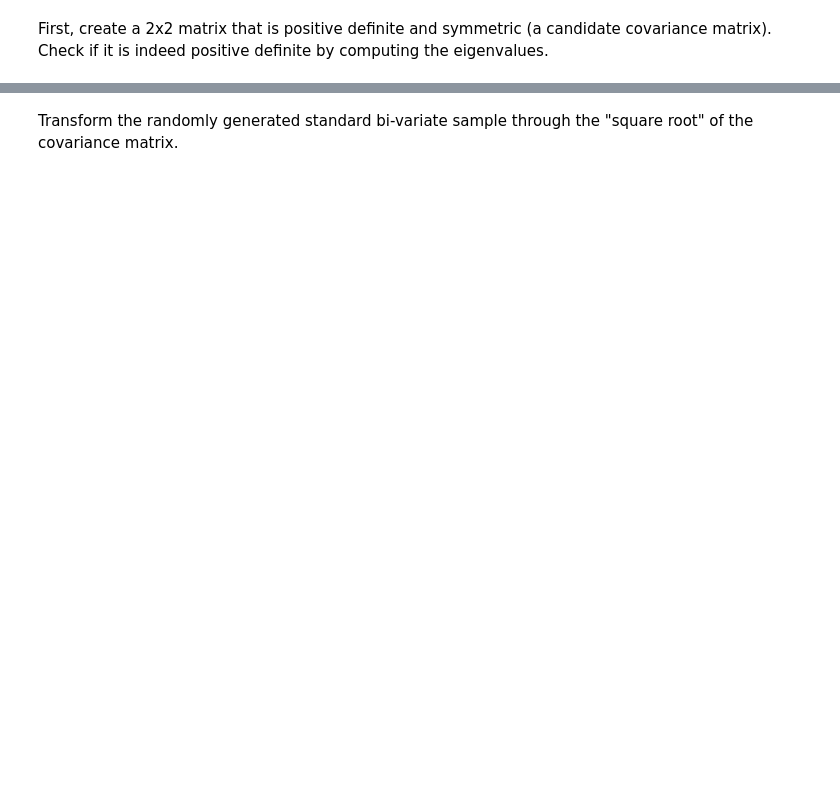
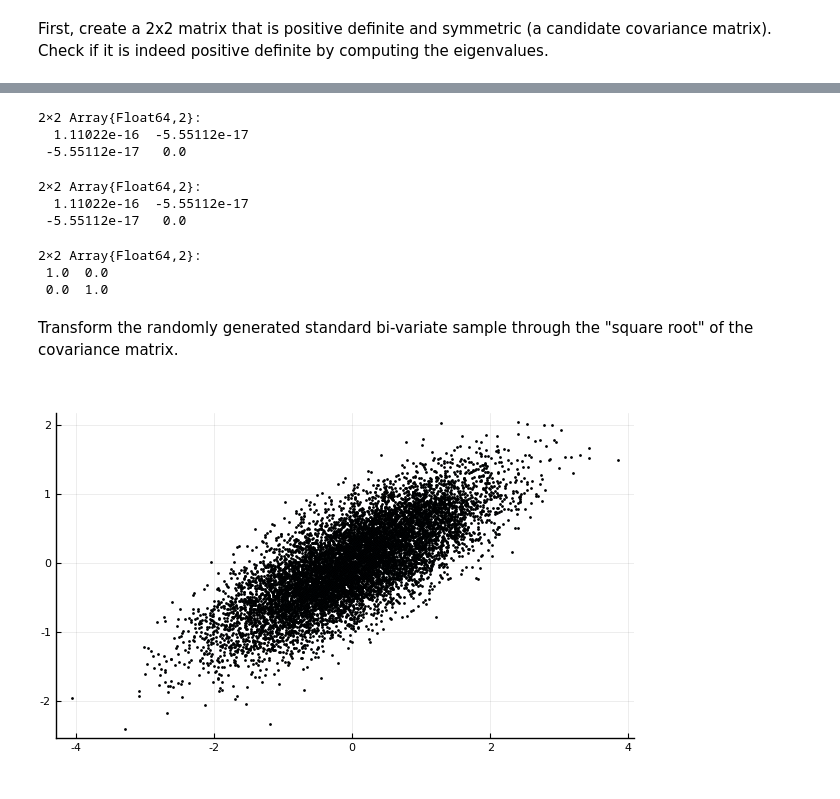
Before and after one commit to AndrewLyasoff/SMAP, a Jupyter notebook: Multivariate_Normal_Dist_Examples_Julia.ipynb, the cells around one changed output, grey strips where cells are left out. Saved outputs shown, nothing was run; the diff lists cells and outputs as text; code cells hidden in the pictures; blank space fills up the shorter version.

```diff
--- a/Multivariate_Normal_Dist_Examples_Julia.ipynb
+++ b/Multivariate_Normal_Dist_Examples_Julia.ipynb
@@ -111,2 +125,20 @@ MM*MM'-Cov
+# %%
+Cov-chlCov.L*chlCov.U
+# %% [output]
+2×2 Array{Float64,2}:
+  1.11022e-16  -5.55112e-17
+ -5.55112e-17   0.0
+# %%
+Cov-(chlCov.U)'chlCov.U
+# %% [output]
+2×2 Array{Float64,2}:
+  1.11022e-16  -5.55112e-17
+ -5.55112e-17   0.0
+# %%
+eigCov'eigCov # eigCov should be an orthogonal matrix
+# %% [output]
+2×2 Array{Float64,2}:
+ 1.0  0.0
+ 0.0  1.0
 # %% [markdown]
 Transform the randomly generated standard bi-variate sample through the "square root" of the covariance matrix.
@@ -117 +145,8 @@ data_2_dim=MM*NN;
+# %%
+#method 1
+NN=hcat(nval,nnval)';
+data_2_dim=MM'NN;
+scatter(data_2_dim[1,:],data_2_dim[2,:],ratio=1,markersize=1,label="")
+# %% [output]
+[figure, added]
 # %%
```
Also changed, not shown: parts of 29 cells of this notebook.
